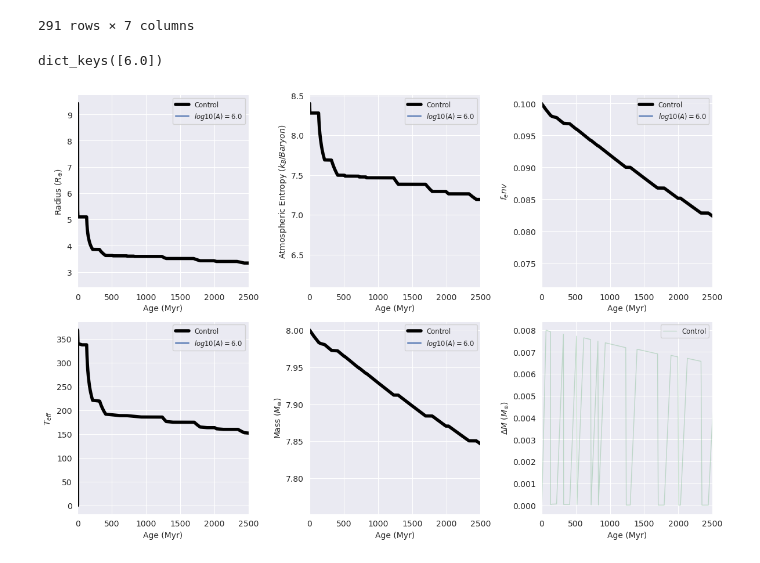
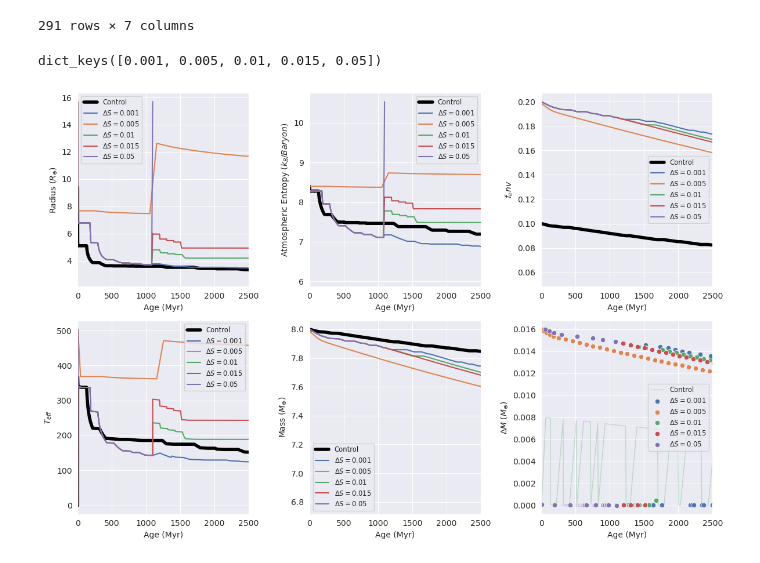
Before and after one commit to ntmarston/PlanetSolver-Extension, a Jupyter notebook: Impact-Testing-0.ipynb, the cells around one changed output. Cells and saved outputs as stored; diff of their text form; code cells hidden in the pictures.

Commit message:
impact plots

```diff
--- a/Impact-Testing-0.ipynb
+++ b/Impact-Testing-0.ipynb
@@ -98,10 +99,24 @@ Made
 # %%
 #multiprocessing
 
-def run_sims(impact_entropy):
+def run_sims(impact_mass_fraction):
+
+    #ASSUMPTIONS TO BE CHECKED AFTER TESTING
+    M_p = 8 * u.Mearth
+    R_p = 10 * u.Rearth
+    f_env = 0.2 # Do parameter sweep
+    M_core = (1-f_env) * M_p
+    R_c = R_p * (M_core/M_p) ** 4
+    eta = 0.5 # Realistic ish value
+
+
+    M_imp = impact_mass_fraction * M_core
+    E_imp = eta * M_imp * (G * M_p)/R_c
+
     try:
-        magstr = str(impact_entropy).replace(".","-")
-        runcmd = f"./PlanetSolver -cn 1 0.2599 -en 2 0.53995 -a 8.9 30 0.2 -s 1 1 1 0.3 -m 8.0 -evolve 1 -inject {impact_entropy} 1000 -struct {structFileName[:-4]}-{magstr}.dat -wr {evolveFileName[:-4]}-{magstr}.dat"
+        magstr = str(impact_mass_fraction).replace(".","-")
+        runcmd = (f"./PlanetSolver -cn 1 0.2599 -en 2 0.53995 -a 8.9 30 0.2 -s 1 1 1 0.3 -m 8.0 -evolve 1 "
+                  + f"-impact {E_imp.si.value} 1000 -struct {structFileName[:-4]}-{magstr}.dat -wr {evolveFileName[:-4]}-{magstr}.dat")
         print(runcmd)
         result = subprocess.run(
         runcmd,
@@ -119,7 +134,7 @@ def run_sims(impact_entropy):
     except subprocess.TimeoutExpired as timeout:
         print(timeout.with_traceback(None))
         return None
-impact_entropy = [0.5, 1.0, 1.5, 2.0, 3.0]
+impact_massfracs = [0.001, 0.005, 0.01, 0.015, 0.05] #refactor because it is now mass fractions
 with mp.Pool(processes=mp.cpu_count()-1) as pool:
-    all_results = pool.map(run_sims, impact_entropy)
+    all_results = pool.map(run_sims, impact_massfracs)
 # %% [output]
@@ -146,9 +185,9 @@ result.stdout
 # %%
 input_col_names = ['Age', 'Atmospheric Entropy', 'Radius', 'Mass', 'delta_M', 'AMF', 'T_eff']
 evodfs = {}
-for factor in impact_entropy:
+for factor in impact_massfracs:
     factor_filename = str(factor).replace(".","-")
-    efile = f"{evolveFileName[:-4]}-{factor}.dat"
+    efile = f"{evolveFileName[:-4]}-{factor_filename}.dat"
     with open(efile, 'r') as file:
             lines = file.readlines()
     data_start_idx = None
@@ -206,50 +249,50 @@ sns.set_theme({"axes.spines.left": True, "axes.spines.bottom": True,
           "axes.spines.top": False, "axes.spines.right": False})
 evodfs.keys()
 # %% [output]
-dict_keys([6.0])
+dict_keys([0.001, 0.005, 0.01, 0.015, 0.05])
 # %%
 f, axes = plt.subplots(2, 3, figsize=(12, 8))
 axs = axes.flatten()
 
 sns.lineplot(data=dfcontrol, x="Age", y="Radius", ax=axs[0], color='black', label='Control', lw=4)
 for key, df in evodfs.items():
-    sns.lineplot(data=df, x='Age', y="Radius", ax=axs[0], label=rf'$log10(A)=${key}')
+    sns.lineplot(data=df, x='Age', y="Radius", ax=axs[0], label=rf'$\Delta S =${key}')
 axs[0].legend(fontsize='small')
 axs[0].set_ylabel(r"Radius ($R_{\oplus}$)")
 
 sns.lineplot(data=dfcontrol, x="Age", y="Atmospheric Entropy", ax=axs[1], color='black', label='Control', lw=4)
 for key, df in evodfs.items():
-    sns.lineplot(data=df, x="Age", y="Atmospheric Entropy", ax=axs[1], label=rf'$log10(A)=${key}')
+    sns.lineplot(data=df, x="Age", y="Atmospheric Entropy", ax=axs[1], label=rf'$\Delta S =${key}')
 axs[1].legend(fontsize='small')
 axs[1].set_ylabel(r"Atmospheric Entropy ($k_B/Baryon$)")
 
 sns.lineplot(data=dfcontrol, x="Age", y="AMF", ax=axs[2], color='black', label='Control', lw=4)
 for key, df in evodfs.items():
-    sns.lineplot(data=df, x="Age", y="AMF", ax=axs[2], label=rf'$log10(A)=${key}')
+    sns.lineplot(data=df, x="Age", y="AMF", ax=axs[2], label=rf'$\Delta S =${key}')
 axs[2].legend(fontsize='small')
 axs[2].set_ylabel(r"$f_env$")
 
 sns.lineplot(data=dfcontrol, x="Age", y="T_eff", ax=axs[3], color='black', label='Control', lw=4)
 for key, df in evodfs.items():
-    sns.lineplot(data=df, x="Age", y="T_eff", ax=axs[3], label=rf'$log10(A)=${key}')
+    sns.lineplot(data=df, x="Age", y="T_eff", ax=axs[3], label=rf'$\Delta S =${key}')
 axs[3].legend(fontsize='small')
 axs[3].set_ylabel(r"$T_{eff}$")
 
 sns.lineplot(data=dfcontrol, x="Age", y="Mass", ax=axs[4], color='black', label='Control', lw=4)
 for key, df in evodfs.items():
-    sns.lineplot(data=df, x="Age", y="Mass", ax=axs[4], label=rf'$log10(A)=${key}')
+    sns.lineplot(data=df, x="Age", y="Mass", ax=axs[4], label=rf'$\Delta S =${key}')
 axs[4].legend(fontsize='small')
 axs[4].set_ylabel(r"Mass ($M_{\oplus}$)")
 
 sns.lineplot(data=dfcontrol, x="Age", y="delta_M", ax=axs[5], color='g', alpha=0.3, label='Control', lw=1)
 for key, df in evodfs.items():
-    sns.scatterplot(data=df, x="Age", y="delta_M", ax=axs[5], label=rf'$log10(A)=${key}')
+    sns.scatterplot(data=df, x="Age", y="delta_M", ax=axs[5], label=rf'$\Delta S =${key}')
 axs[5].legend(fontsize='small')
 axs[5].set_ylabel(r"$\Delta M$ ($M_{\oplus}$)")
 
 for ax in axs:
     ax.set_xlabel('Age (Myr)')
     ax.set_xlim(0,2500)
 f.tight_layout()
 # %% [output]
-[figure, old version]
+[figure, new version]
```
Also changed, not shown: parts of 5 cells of this notebook, 4 other files.
